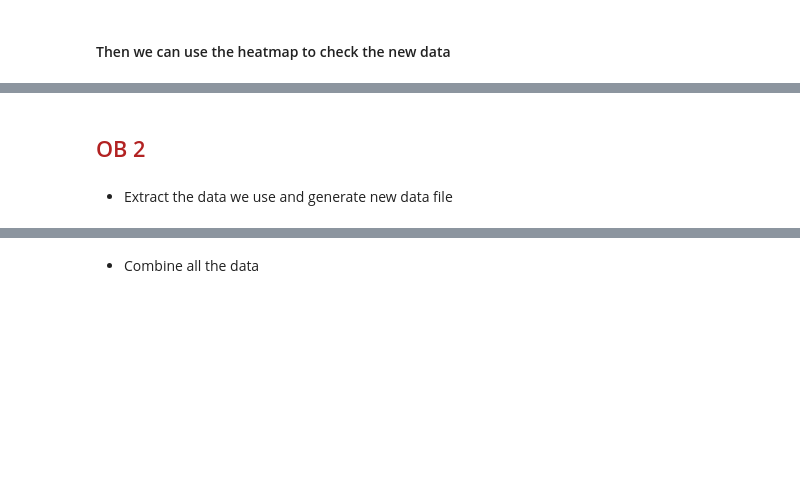
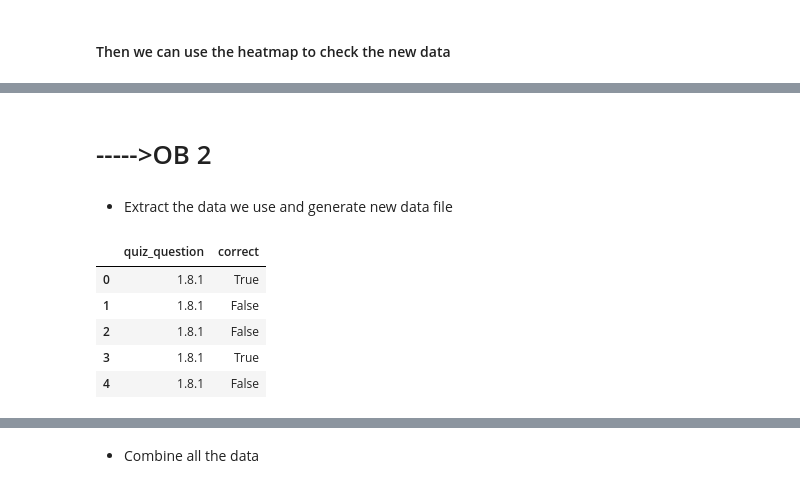
Before and after one commit to haoranD/CRISP-DM-PYTHON, a Jupyter notebook: notebooks/CRISP-DM.ipynb, the cells around one changed output, grey strips where cells are left out. Saved outputs shown, nothing was run; the diff lists cells and outputs as text; code cells hidden in the pictures; blank space fills up the shorter version.

```diff
--- a/notebooks/CRISP-DM.ipynb
+++ b/notebooks/CRISP-DM.ipynb
@@ -611,6 +424,6 @@ Failed to display Jupyter Widget of type Figure.
 If you're reading this message in the Jupyter Notebook or JupyterLab Notebook, it may mean that the widgets JavaScript is still loading. If this message persists, it likely means that the widgets Java ...
 If you're reading this message in another frontend (for example, a static rendering on GitHub or NBViewer), it may mean that your frontend doesn't currently support widgets.
 # %% [markdown]
-##  <font color=FireBrick>OB 2</font>
+# ----->OB 2
 # %% [markdown]
 - Extract the data we use and generate new data file
@@ -637 +430,16 @@ exNew = pd.merge(extract_col)
+# %%
+data_type = 'question-response'
+extract_name = ['quiz_question', 'correct']
+term = 7
+ifMerge = False
+
+extracted_new = pp.extract_data(data_type, extract_name,  term, ifMerge)
+extracted_new.head()
+# %% [output]
+|  | quiz_question | correct |
+| 0 | 1.8.1 | True |
+| 1 | 1.8.1 | False |
+| 2 | 1.8.1 | False |
+| 3 | 1.8.1 | True |
+| 4 | 1.8.1 | False |
 # %% [markdown]
```
Also changed, not shown: parts of 61 cells of this notebook, 10 other files.
